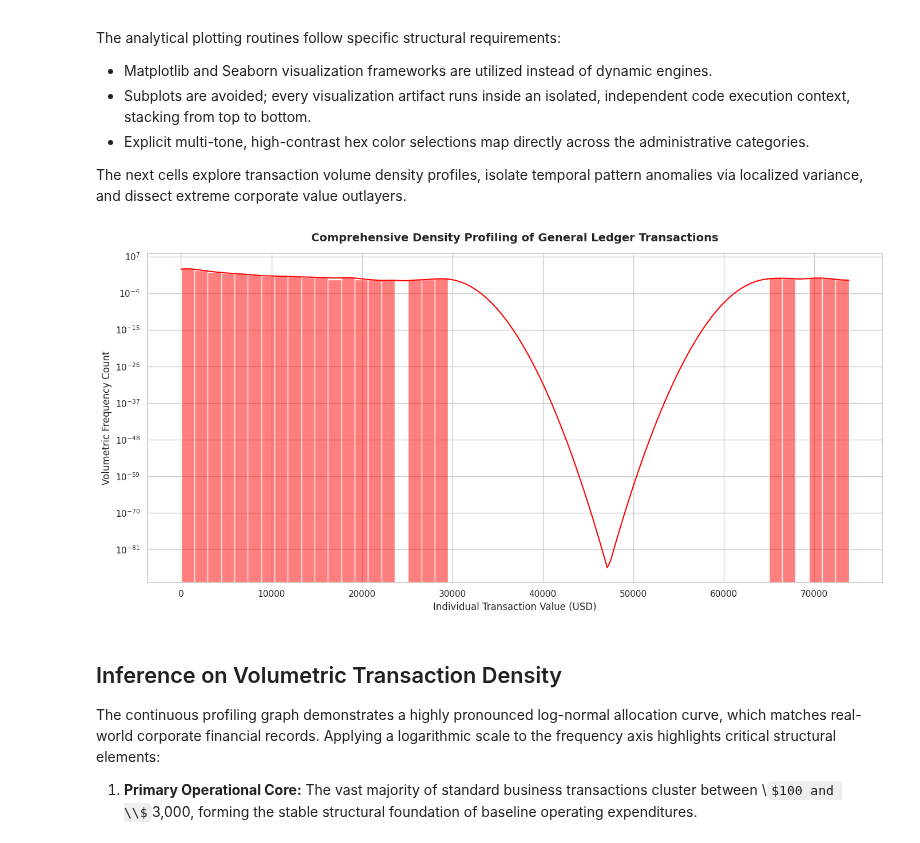
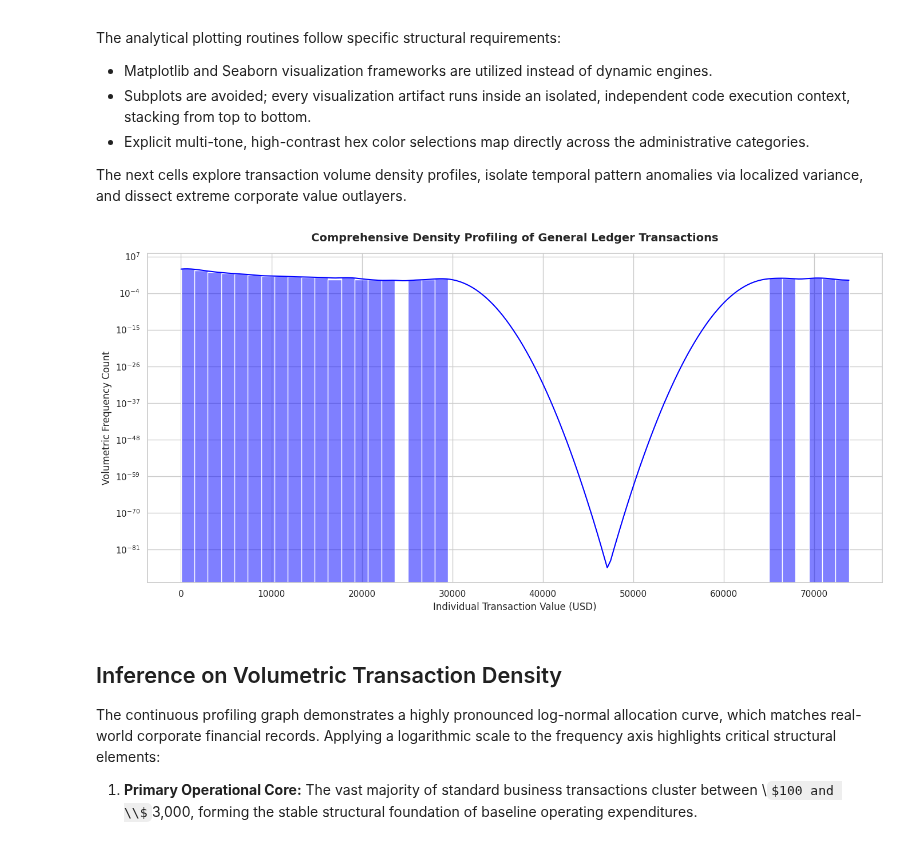
Before and after one commit to avikds/Kaggle-Notebooks-Avik, a Jupyter notebook: multi-agent-financial-intelligence-audit.ipynb, the cells around one changed output. Saved outputs shown, nothing was run; the diff lists cells and outputs as text; code cells hidden in the pictures; some formulas as TeX source.

```diff
--- a/multi-agent-financial-intelligence-audit.ipynb
+++ b/multi-agent-financial-intelligence-audit.ipynb
@@ -211,15 +211,15 @@ The next cells explore transaction volume density profiles, isolate temporal pat
 # %%
 # Visualization 1: Continuous Distribution Mapping of Transaction Values
 plt.figure(figsize=(14, 7))
-sns.histplot(data=ledger_data, x='amount', kde=True, bins=50, color='red')
+sns.histplot(data=ledger_data, x='amount', kde=True, bins=50, color='blue')
 plt.title('Comprehensive Density Profiling of General Ledger Transactions', fontsize=14, fontweight='bold', pad=15)
 plt.xlabel('Individual Transaction Value (USD)', fontsize=12)
 plt.ylabel('Volumetric Frequency Count', fontsize=12)
 plt.yscale('log') # Log scale helps emphasize hidden extreme transaction profiles
 plt.tight_layout()
 plt.show()
 # %% [output]
-[figure, old version]
+[figure, new version]
 # %% [markdown]
 ## Inference on Volumetric Transaction Density
 
```
Also changed, not shown: parts of 2 cells of this notebook.
